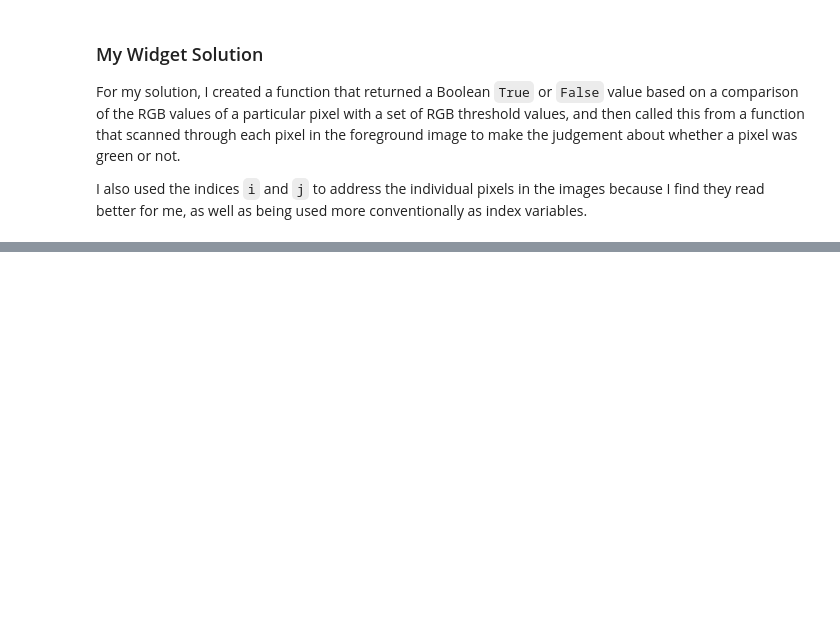
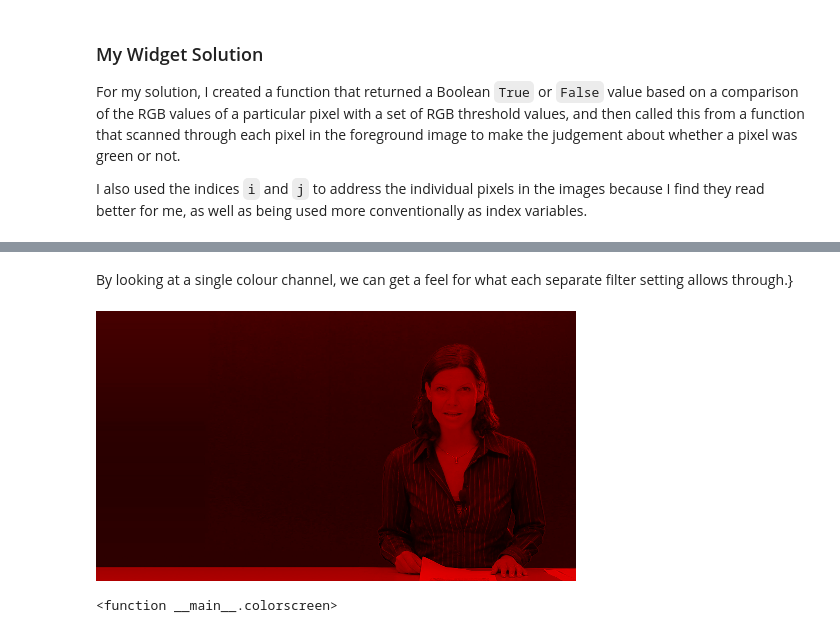
Before and after one commit to psychemedia/OU-TM11N, a Jupyter notebook: Green screen - tm112.ipynb, the cells around one changed output, grey strips where cells are left out. Saved outputs shown, nothing was run; the diff lists cells and outputs as text; code cells hidden in the pictures; blank space fills up the shorter version.

Commit message:
Add colour channel filter

```diff
--- a/Green screen - tm112.ipynb
+++ b/Green screen - tm112.ipynb
@@ -171,0 +173,22 @@ interact(greenscreen,rmin=(0,255),rmax=(0,255),gmin=(0,255),gmax=(0,255),bmin=(0
+# %% [markdown]
+By looking at a single colour channel, we can get a feel for what each separate filter setting allows through.}
+# %%
+def colorscreen(pmin=0,pmax=255,color='r',polarity='plus'):
+    tmpimg=Image.new('RGB',(fg.width, fg.height))
+    tmppix=tmpimg.load()
+    cmap={'r':0,'g':0,'b':0}
+    for i in range(fg.width):
+        for j in range(fg.height):
+            if fgpix[i,j][cmap[color]] > pmin and fgpix[i,j][cmap[color]]<pmax:
+                if color=='r':
+                    tmppix[i,j]=(fgpix[i,j][0],0,0) if polarity=='plus' else (0,fgpix[i,j][1],fgpix[i,j][2])
+                elif color=='g':
+                    tmppix[i,j]=(0,fgpix[i,j][2],0) if polarity=='plus' else (fgpix[i,j][0],0,fgpix[i,j][2])
+                else:
+                    tmppix[i,j]=(0,0,fgpix[i,j][2]) if polarity=='plus' else(fgpix[i,j][0],fgpix[i,j][1],0)
+    return tmpimg
+
+interact(colorscreen,pmin=(0,255),pmax=(0,255), color=('r','g','b'),polarity=('plus','minus'))
+# %% [output]
+[figure, added]
+<function __main__.colorscreen>
```
Also changed, not shown: parts of 1 cell of this notebook.
